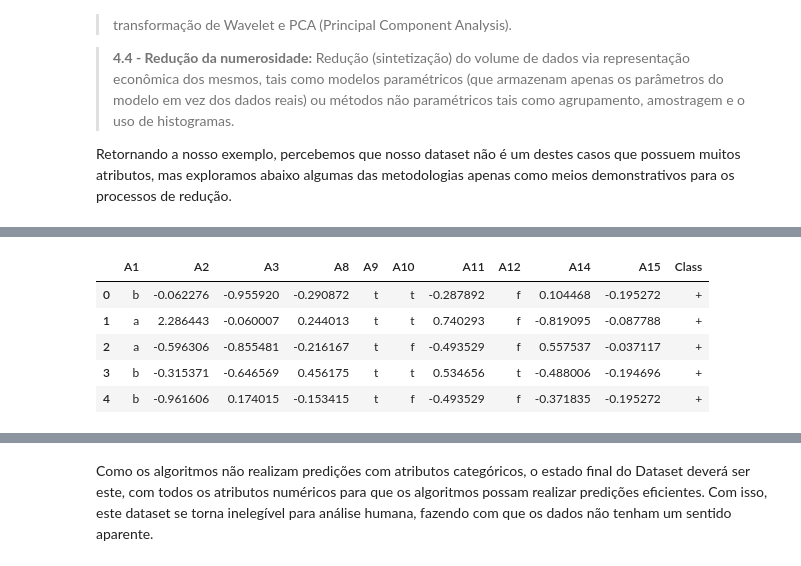
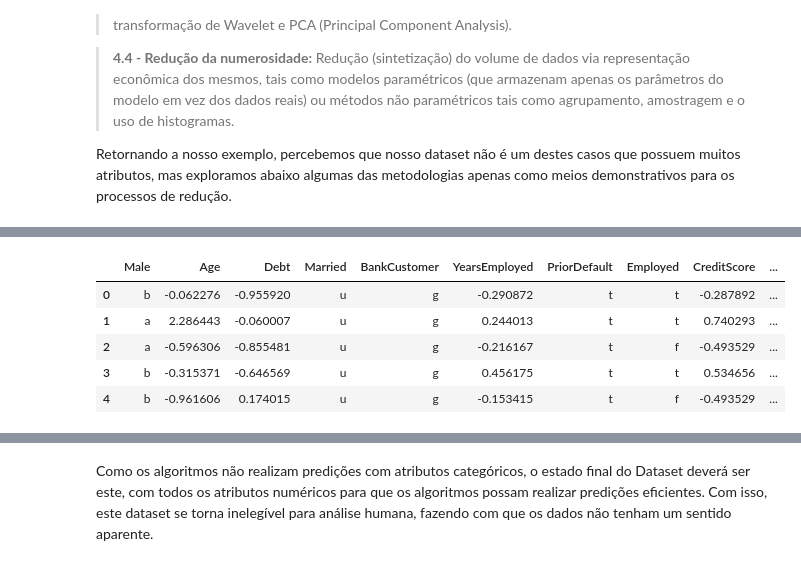
Before and after one commit to Gustanascimento/if998-mineracao, a Jupyter notebook: 04_Aprendizagem_em_Instancias.ipynb, the cells around one changed output, grey strips where cells are left out. Saved outputs shown, nothing was run; the diff lists cells and outputs as text; code cells hidden in the pictures.

```diff
--- a/04_Aprendizagem_em_Instancias.ipynb
+++ b/04_Aprendizagem_em_Instancias.ipynb
@@ -196,11 +196,0 @@ Da mesma maneira, o processo foi realizado para o atributo A14
-# %%
-# CONVERTENDO COLUNA A14 EM NUMÉRICO
-
-dataset_A14 = dataset[dataset['A14'] == '?'] #Pegar valores inconsistentes em A14
-dataset    =  dataset[dataset['A14'] != '?'] #Pegar valores consistentes em A14
-
-dataset.A14 = dataset.A14.astype(np.float32) #Convertendo atributo A14 para numérico
-dataset_A14.loc[(dataset_A14['A14'] == '?'), 'A14'] = dataset['A14'].mean() #Inserindo a média de A14 nas instâncias inconsistentes
-dataset_A14.A14 = dataset_A14.A14.astype(np.float32)
-dataset = pd.concat([dataset, dataset_A14], axis=0) #Concatenando e finalizando ajuste
-dataset.describe()
@@ -270,7 +250,7 @@ Pode não ser adequada para Dataframes com muitos outliers.
 def mean_norm(dataset):
     return dataset.apply(lambda x: (x-x.mean())/ x.std(), axis=0)
 
-numerics_dataset = dataset[['A2', 'A3', 'A8', 'A11', 'A14', 'A15']]
+numerics_dataset = dataset[['Age', 'Debt', 'YearsEmployed', 'CreditScore', 'Income']]
 numerics_dataset = mean_norm(numerics_dataset)
 numerics_dataset.head()
 # %% [output]
@@ -283,4 +262,0 @@ numerics_dataset.head()
-# %%
-## DADOS NUMÉRICOS NORMALIZADOS
-dataset[['A2', 'A3', 'A8', 'A11', 'A14', 'A15']] = numerics_dataset[['A2', 'A3', 'A8', 'A11', 'A14', 'A15']]
-dataset.head()
@@ -293,0 +263,4 @@ dataset.head()
+# %%
+## DADOS NUMÉRICOS NORMALIZADOS
+dataset[['Age', 'Debt', 'YearsEmployed', 'CreditScore', 'Income']] = numerics_dataset[['Age', 'Debt', 'YearsEmployed', 'CreditScore', 'Income']]
+dataset.head()
@@ -311,18 +311,18 @@ Retornando a nosso exemplo, percebemos que nosso dataset não é um destes casos
 # %%
 # CONVERTENDO VALORES CATEGÓRICOS EM NUMÉRICOS (BINÁRIOS)
 from sklearn.preprocessing import OneHotEncoder
 
 # SELEÇÃO DE DADOS CATEGÓRICOS
-attr_drop=  ['A4', 'A5', 'A6', 'A7', 'A13']
+attr_drop=  ['EducationLevel', 'Ethnicity', 'Citizen', 'ZipCode']
 for attr in attr_drop:
   dataset.drop(attr, axis=1, inplace=True)
 dataset.head()
 # %% [output]
-|  | A1 | A2 | A3 | A8 | A9 | A10 | A11 | A12 | A14 | A15 | Class |
-| 0 | b | -0.062276 | -0.955920 | -0.290872 | t | t | -0.287892 | f | 0.104468 | -0.195272 | + |
-| 1 | a | 2.286443 | -0.060007 | 0.244013 | t | t | 0.740293 | f | -0.819095 | -0.087788 | + |
-| 2 | a | -0.596306 | -0.855481 | -0.216167 | t | f | -0.493529 | f | 0.557537 | -0.037117 | + |
-| 3 | b | -0.315371 | -0.646569 | 0.456175 | t | t | 0.534656 | t | -0.488006 | -0.194696 | + |
-| 4 | b | -0.961606 | 0.174015 | -0.153415 | t | f | -0.493529 | f | -0.371835 | -0.195272 | + |
+|  | Male | Age | Debt | Married | BankCustomer | YearsEmployed | PriorDefault | Employed | CreditScore | ... |
+| 0 | b | -0.062276 | -0.955920 | u | g | -0.290872 | t | t | -0.287892 | ... |
+| 1 | a | 2.286443 | -0.060007 | u | g | 0.244013 | t | t | 0.740293 | ... |
+| 2 | a | -0.596306 | -0.855481 | u | g | -0.216167 | t | f | -0.493529 | ... |
+| 3 | b | -0.315371 | -0.646569 | u | g | 0.456175 | t | t | 0.534656 | ... |
+| 4 | b | -0.961606 | 0.174015 | u | g | -0.153415 | t | f | -0.493529 | ... |
 # %%
 # Armazenando atributo de classe para futura análise do PCA
```
Also changed, not shown: parts of 25 cells of this notebook.
